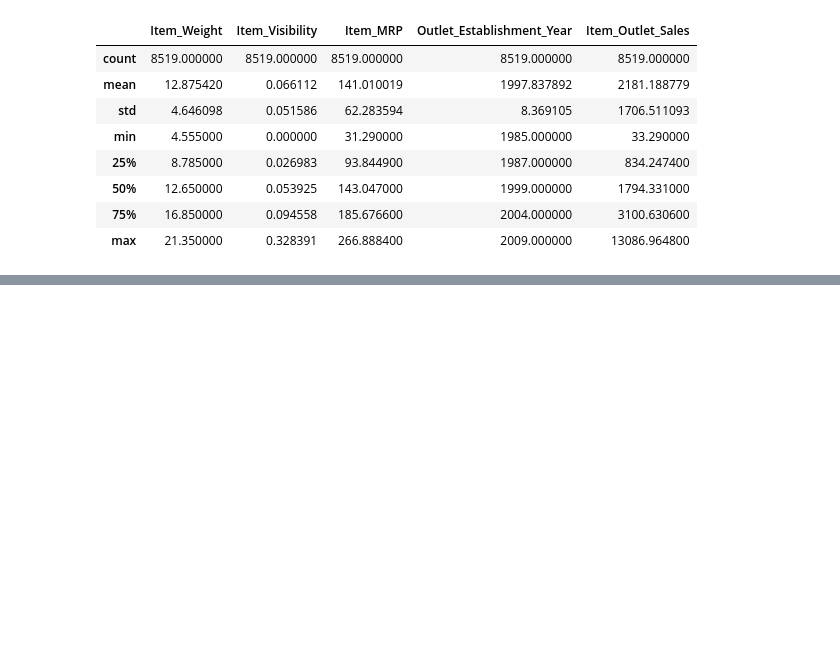
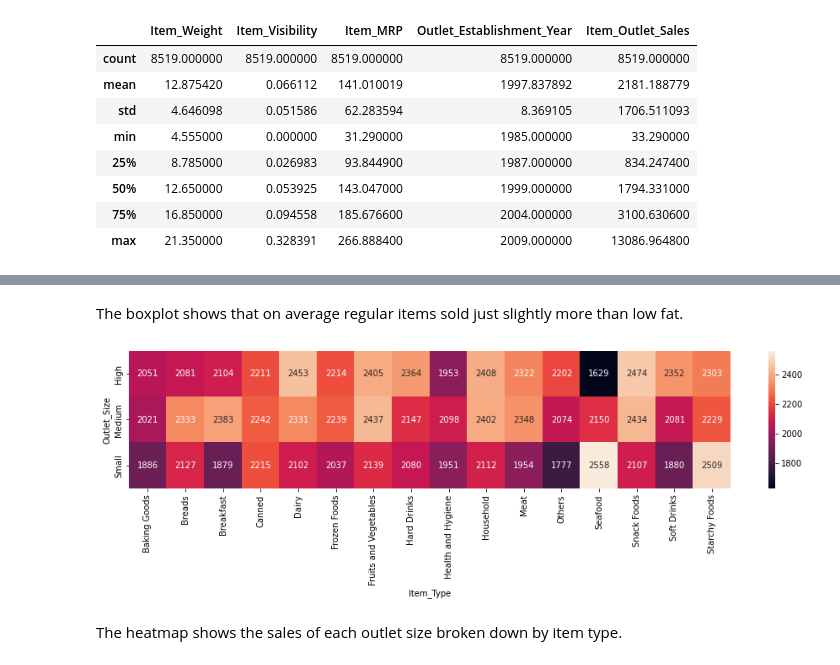
Before and after one commit to TristanConant/sales-predictions, a Jupyter notebook: food_sales_prediction.ipynb, the cells around one changed output, grey strips where cells are left out. Saved outputs shown, nothing was run; the diff lists cells and outputs as text; code cells hidden in the pictures; blank space fills up the shorter version.

```diff
--- a/food_sales_prediction.ipynb
+++ b/food_sales_prediction.ipynb
@@ -281,0 +294,11 @@ df.describe()
+# %% [markdown]
+The boxplot shows that on average regular items sold just slightly more than low fat.
+# %%
+by_type = df.groupby(['Item_Type', 'Outlet_Size',]).agg('mean').unstack('Item_Type')
+# print(by_type['Item_Outlet_Sales'].apply(np.ceil))
+plt.figure(figsize=(16, 3))
+sns.heatmap(by_type['Item_Outlet_Sales'].round(), annot=True, fmt='g');
+# %% [output]
+[figure, added]
+# %% [markdown]
+The heatmap shows the sales of each outlet size broken down by item type.
```
Also changed, not shown: parts of 6 cells of this notebook.
